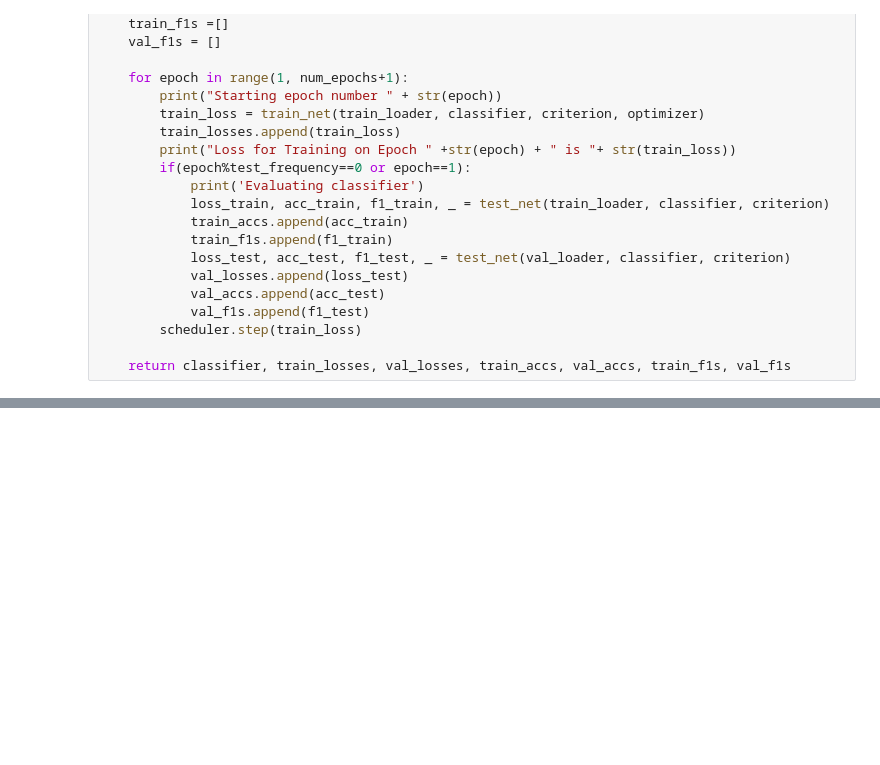
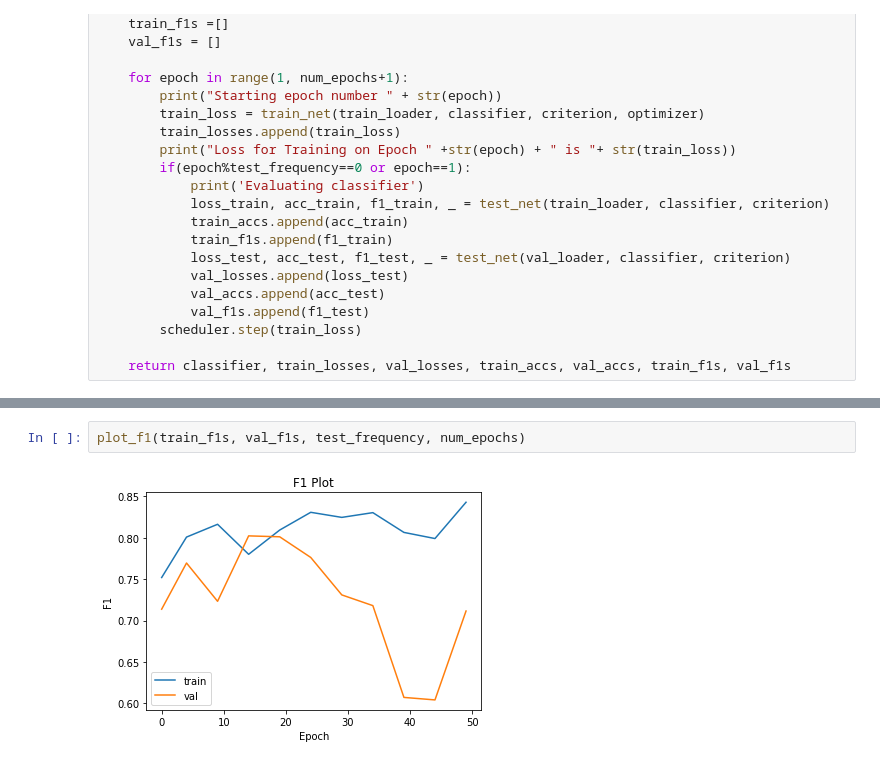
Before and after one commit to Xutao-Cao/Wheat-Mapping, a Jupyter notebook: Stage 2 Model Construction/Training.ipynb, the cells around one changed output, grey strips where cells are left out. Drawn from its saved outputs; the diff is of its cells as text; blank space fills up the shorter version.

```diff
--- a/Stage 2 Model Construction/Training.ipynb
+++ b/Stage 2 Model Construction/Training.ipynb
@@ -129,0 +161,4 @@ scheduler = torch.optim.lr_scheduler.ReduceLROnPlateau(optimizer=optimizer, fact
+# %%
+plot_f1(train_f1s, val_f1s, test_frequency, num_epochs)
+# %% [output]
+[figure, added]
```
Also changed, not shown: parts of 9 cells of this notebook, 2 other files.
